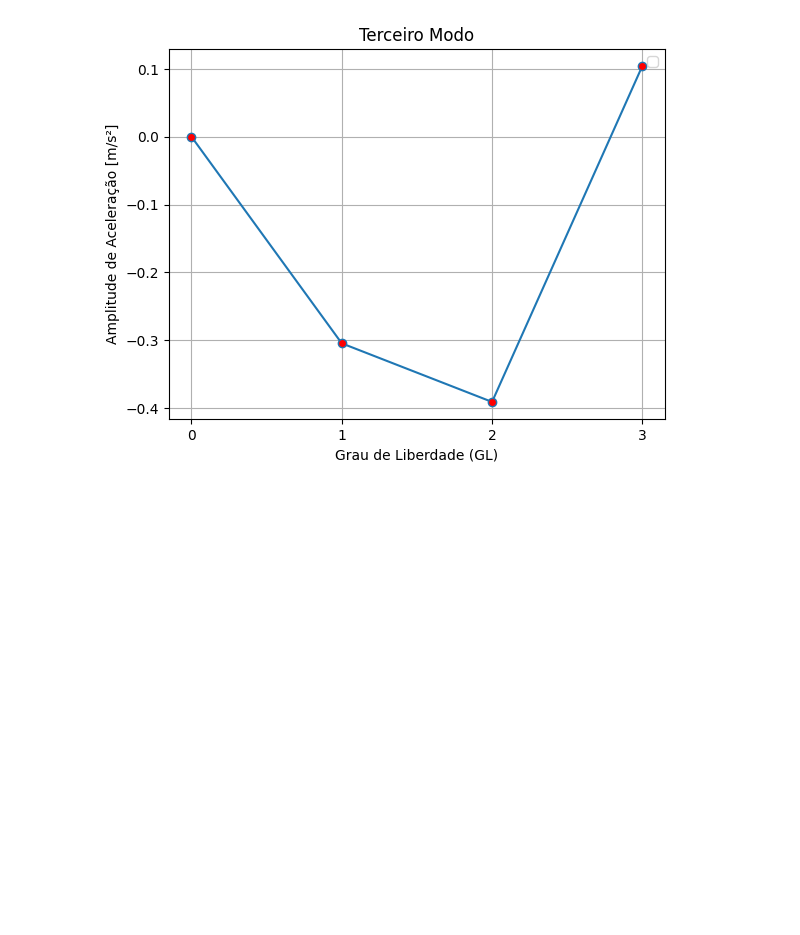
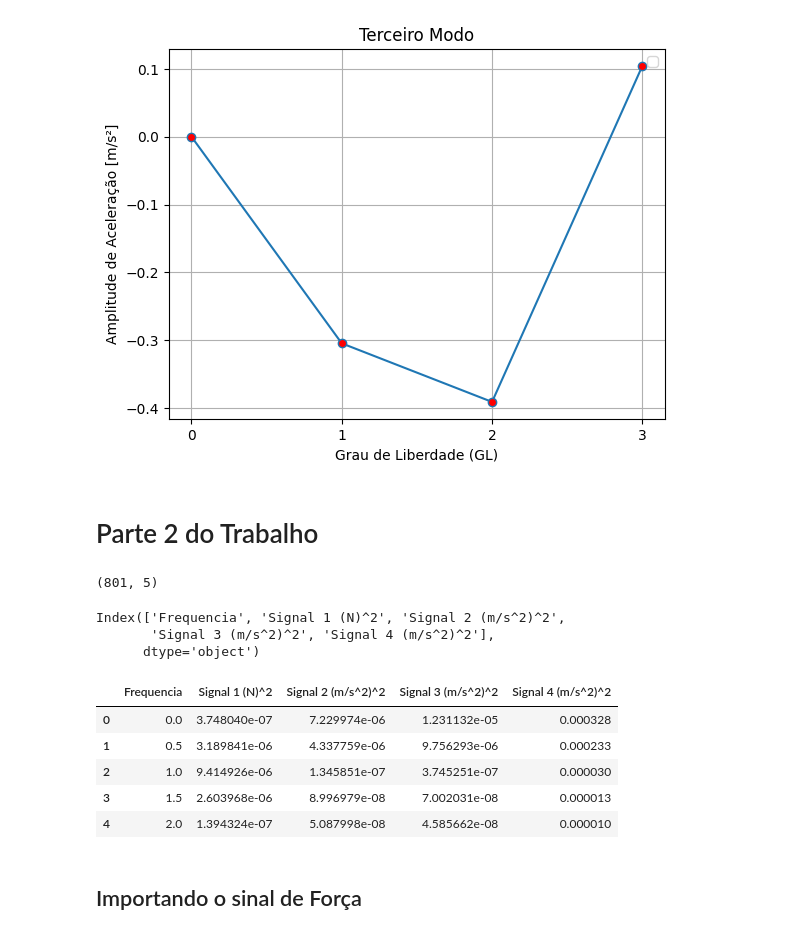
Before and after one commit to Daniel-Sottovia/Grupo-6, a Jupyter notebook: notebook.ipynb, the cells around one changed output. Cells and saved outputs as stored; diff of their text form; code cells hidden in the pictures; blank space fills up the shorter version.

```diff
--- a/notebook.ipynb
+++ b/notebook.ipynb
@@ -1798,3 +1792,5 @@ plt.show()
 # %% [output]
 No artists with labels found to put in legend.  Note that artists whose label start with an underscore are ignored when legend() is called with no argument.
 [figure]
+# %% [markdown]
+# Parte 2 do Trabalho
@@ -1800,0 +1803,21 @@ No artists with labels found to put in legend.  Note that artists whose label st
+# %%
+df.shape
+# %% [output]
+(801, 5)
+# %%
+df.columns
+# %% [output]
+Index(['Frequencia', 'Signal 1 (N)^2', 'Signal 2 (m/s^2)^2',
+       'Signal 3 (m/s^2)^2', 'Signal 4 (m/s^2)^2'],
+      dtype='object')
+# %%
+df.head()
+# %% [output]
+|  | Frequencia | Signal 1 (N)^2 | Signal 2 (m/s^2)^2 | Signal 3 (m/s^2)^2 | Signal 4 (m/s^2)^2 |
+| 0 | 0.0 | 3.748040e-07 | 7.229974e-06 | 1.231132e-05 | 0.000328 |
+| 1 | 0.5 | 3.189841e-06 | 4.337759e-06 | 9.756293e-06 | 0.000233 |
+| 2 | 1.0 | 9.414926e-06 | 1.345851e-07 | 3.745251e-07 | 0.000030 |
+| 3 | 1.5 | 2.603968e-06 | 8.996979e-08 | 7.002031e-08 | 0.000013 |
+| 4 | 2.0 | 1.394324e-07 | 5.087998e-08 | 4.585662e-08 | 0.000010 |
+# %% [markdown]
+## Importando o sinal de Força
```
Also changed, not shown: parts of 19 cells of this notebook, 8 other files.
